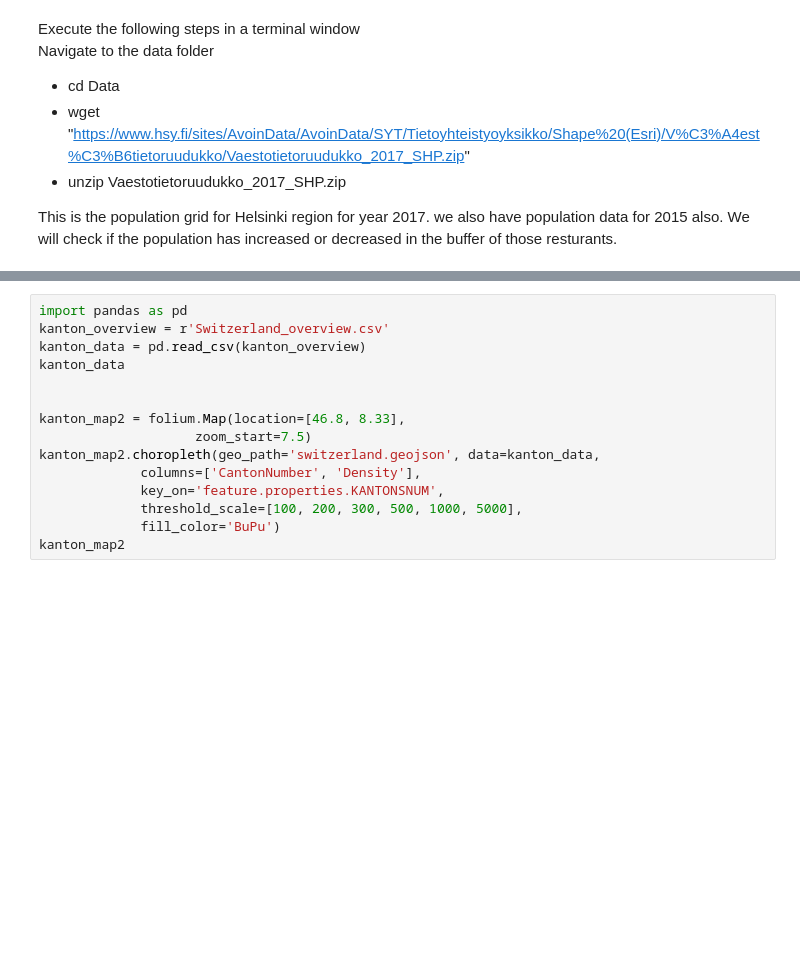
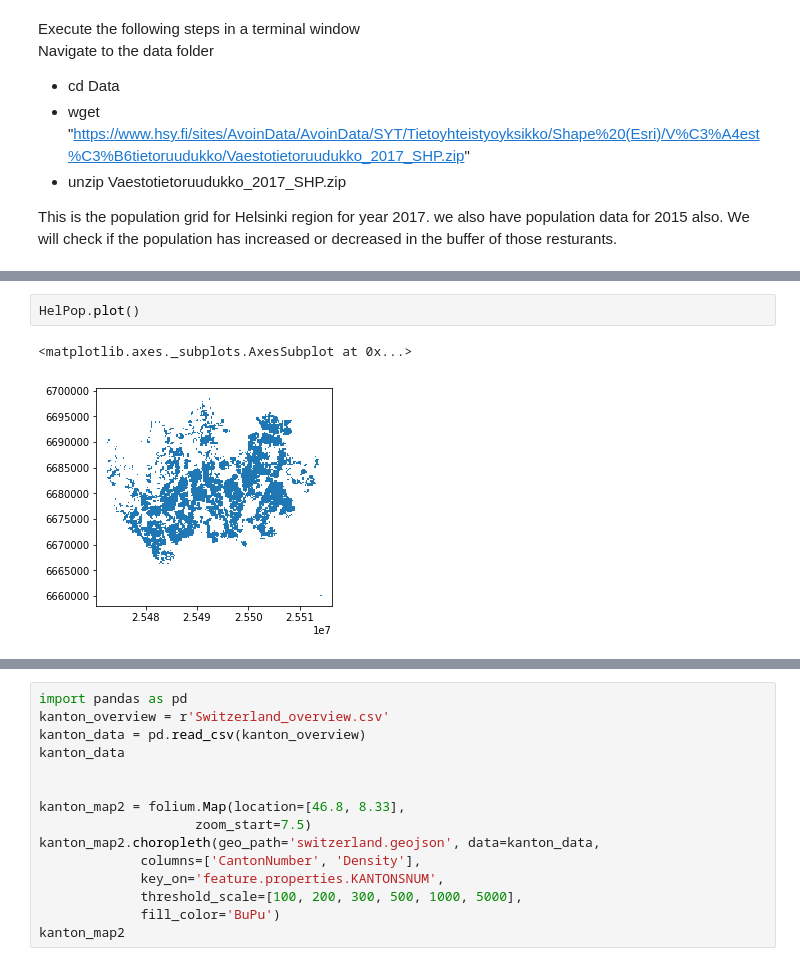
Before and after one commit to AdBinay/NepaleseResturantHelsinkiRegion, a Jupyter notebook: notebooks/FinalAssignment/FinalAssignmentAutoGIS_v2.ipynb, the cells around one changed output, grey strips where cells are left out. Saved outputs shown, nothing was run; the diff lists cells and outputs as text; blank space fills up the shorter version.

```diff
--- a/notebooks/FinalAssignment/FinalAssignmentAutoGIS_v2.ipynb
+++ b/notebooks/FinalAssignment/FinalAssignmentAutoGIS_v2.ipynb
@@ -262,3 +284,8 @@ HelPop.head()
+# %%
+HelPop.plot()
+# %% [output]
+<matplotlib.axes._subplots.AxesSubplot at 0x...>
+[figure, added]
 # %%
 # Are the layers in the same projection?
 print(geodata1.crs)
```
Also changed, not shown: parts of 31 cells of this notebook, 1 other file.
